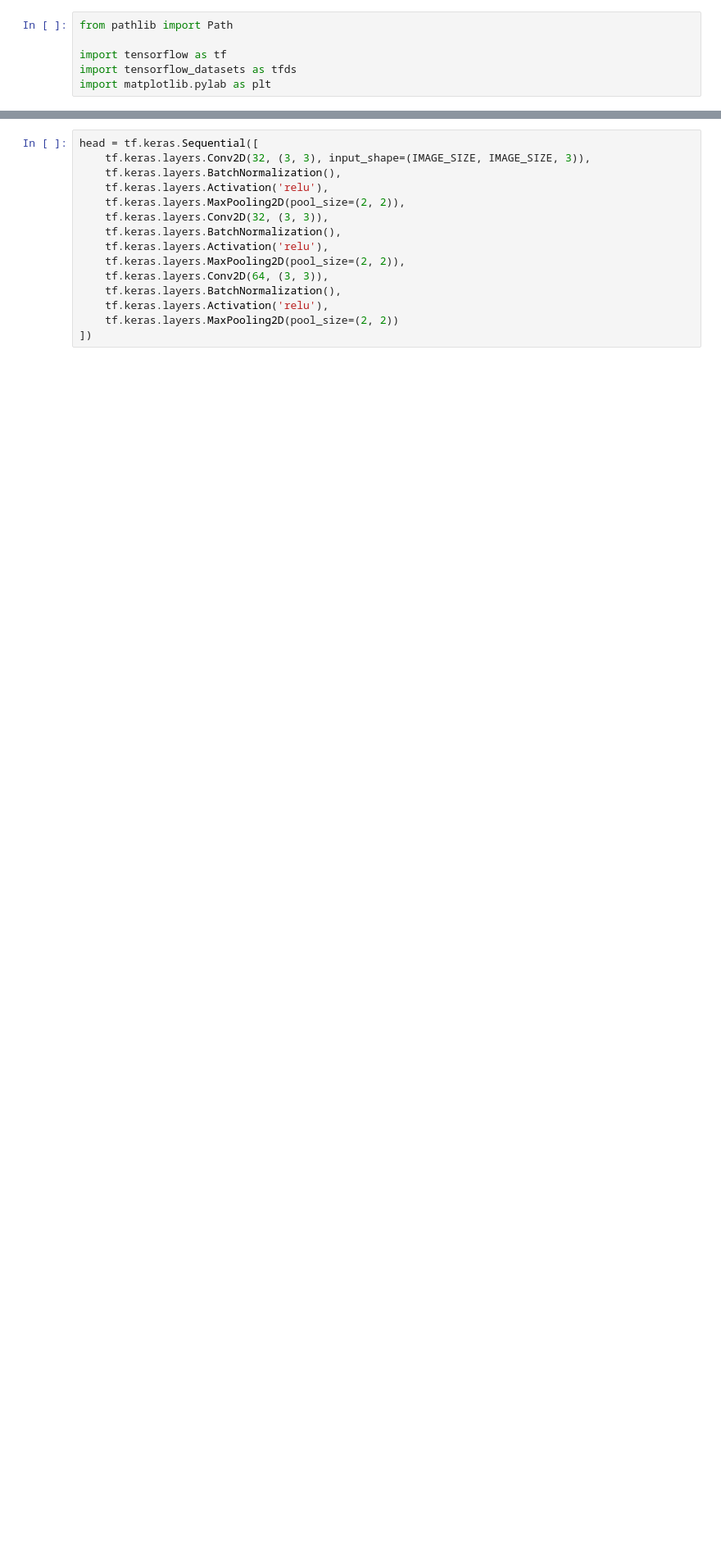
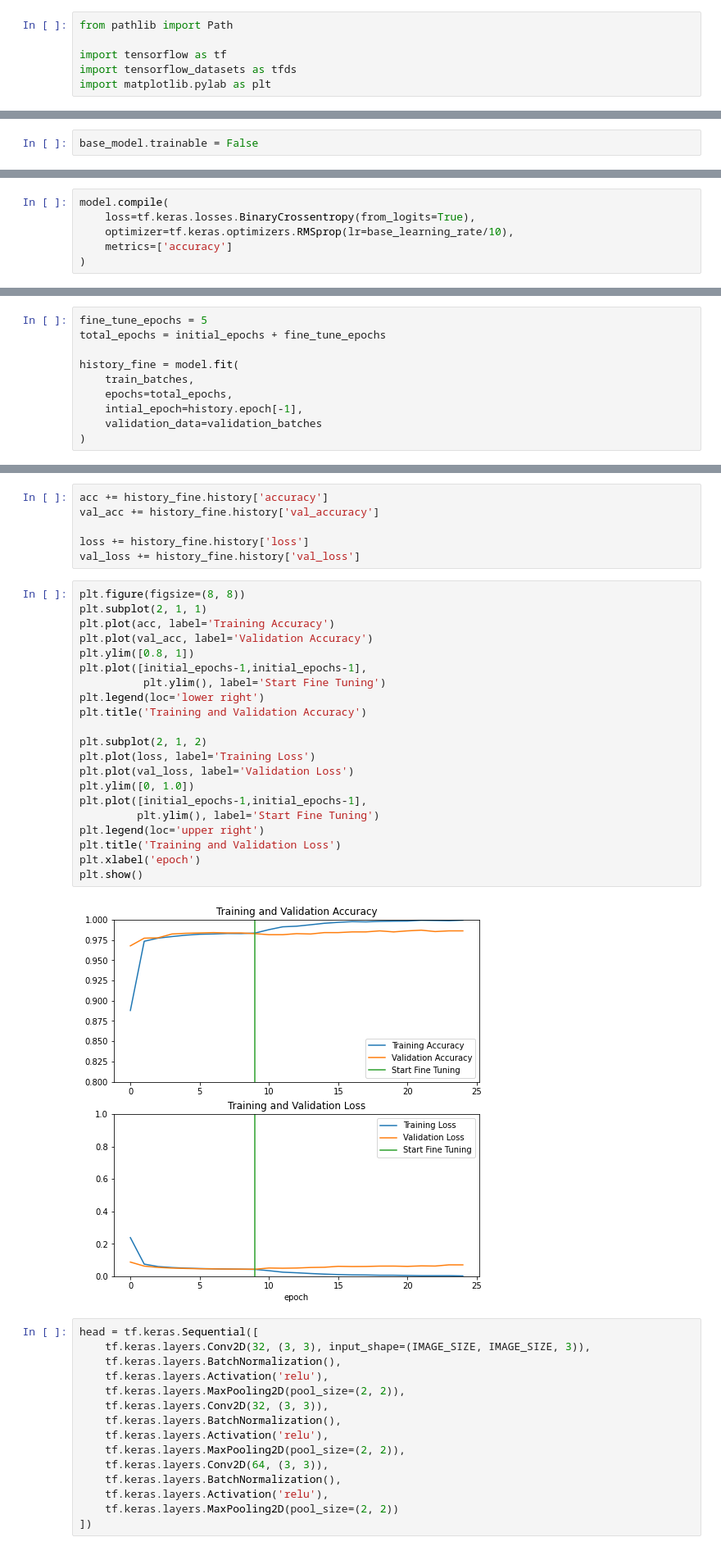
Before and after one commit to sashlinreddy/ml-notebooks, a Jupyter notebook: nn/tf-transfer-learning.ipynb, the cells around one changed output, grey strips where cells are left out. Shown: that part at 82% size. Cells and saved outputs as stored; diff of their text form; blank space fills up the shorter version.

```diff
--- a/nn/tf-transfer-learning.ipynb
+++ b/nn/tf-transfer-learning.ipynb
@@ -48,0 +92,2 @@ cat_valid = (
+# %%
+base_model.trainable = False
@@ -48,0 +244,6 @@ cat_valid = (
+# %%
+model.compile(
+    loss=tf.keras.losses.BinaryCrossentropy(from_logits=True),
+    optimizer=tf.keras.optimizers.RMSprop(lr=base_learning_rate/10),
+    metrics=['accuracy']
+)
@@ -48,0 +275,10 @@ cat_valid = (
+# %%
+fine_tune_epochs = 5
+total_epochs = initial_epochs + fine_tune_epochs
+
+history_fine = model.fit(
+    train_batches,
+    epochs=total_epochs,
+    intial_epoch=history.epoch[-1],
+    validation_data=validation_batches
+)
@@ -49,3 +303,32 @@ cat_valid = (
+# %%
+acc += history_fine.history['accuracy']
+val_acc += history_fine.history['val_accuracy']
+
+loss += history_fine.history['loss']
+val_loss += history_fine.history['val_loss']
+# %%
+plt.figure(figsize=(8, 8))
+plt.subplot(2, 1, 1)
+plt.plot(acc, label='Training Accuracy')
+plt.plot(val_acc, label='Validation Accuracy')
+plt.ylim([0.8, 1])
+plt.plot([initial_epochs-1,initial_epochs-1],
+          plt.ylim(), label='Start Fine Tuning')
+plt.legend(loc='lower right')
+plt.title('Training and Validation Accuracy')
+
+plt.subplot(2, 1, 2)
+plt.plot(loss, label='Training Loss')
+plt.plot(val_loss, label='Validation Loss')
+plt.ylim([0, 1.0])
+plt.plot([initial_epochs-1,initial_epochs-1],
+         plt.ylim(), label='Start Fine Tuning')
+plt.legend(loc='upper right')
+plt.title('Training and Validation Loss')
+plt.xlabel('epoch')
+plt.show()
+# %% [output]
+[figure, added]
 # %%
 head = tf.keras.Sequential([
     tf.keras.layers.Conv2D(32, (3, 3), input_shape=(IMAGE_SIZE, IMAGE_SIZE, 3)),
```
Also changed, not shown: parts of 34 cells of this notebook.
